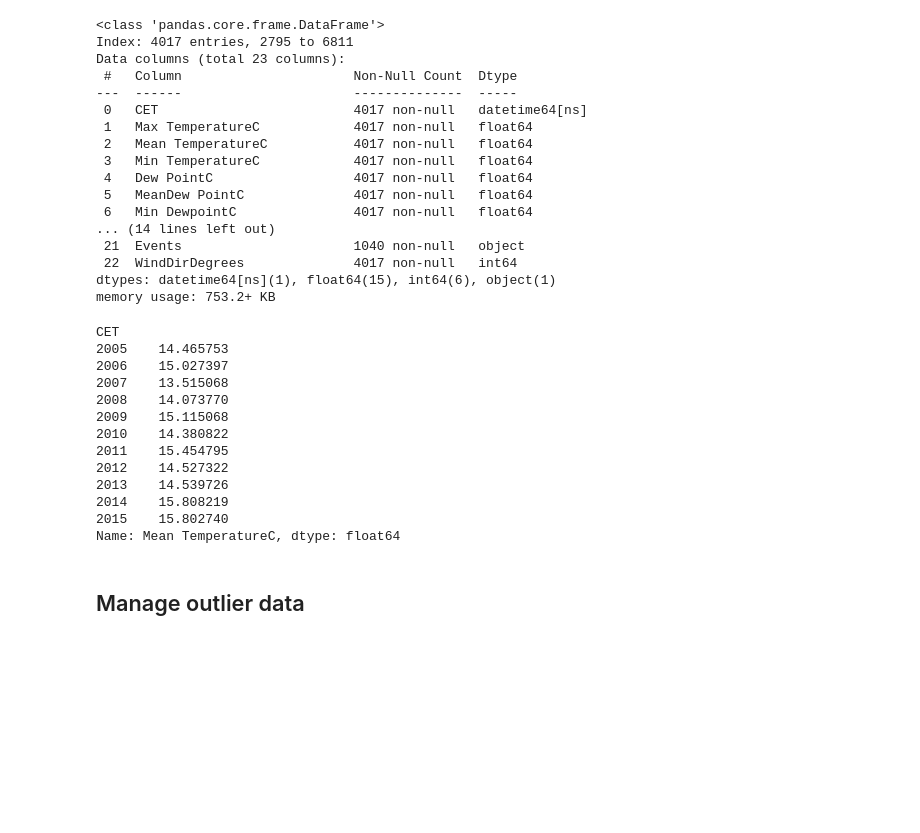
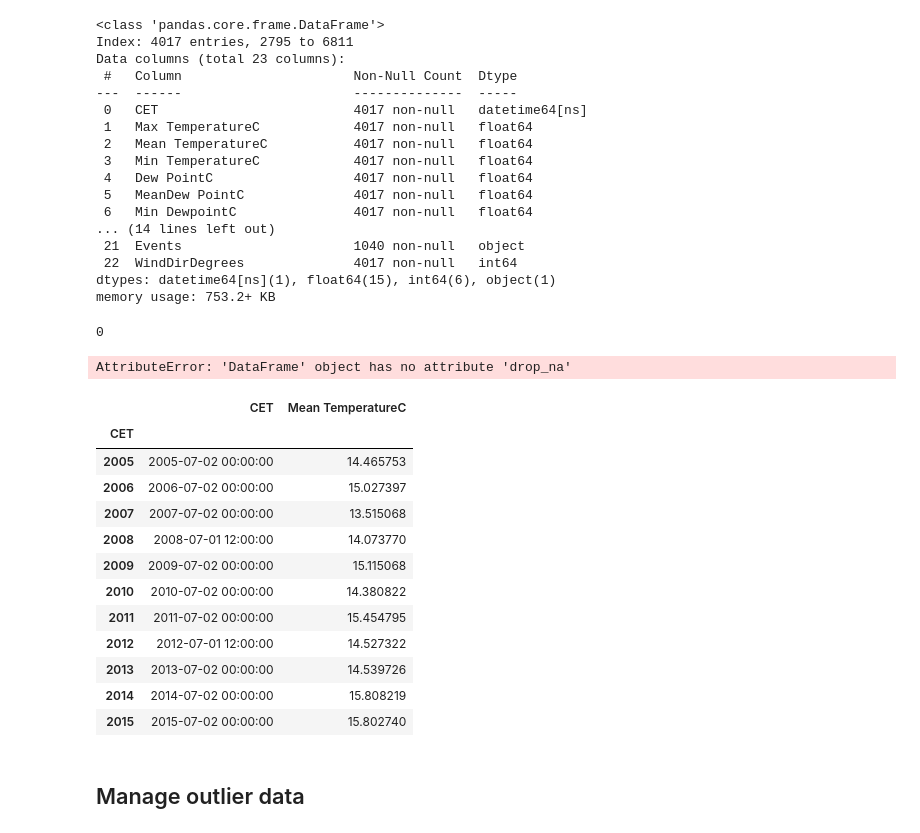
Before and after one commit to nnyPRO/Daily_Weather, a Jupyter notebook: code/analyze_data.ipynb, the cells around one changed output. Cells and saved outputs as stored; diff of their text form; code cells hidden in the pictures; blank space fills up the shorter version.

```diff
--- a/code/analyze_data.ipynb
+++ b/code/analyze_data.ipynb
@@ -134,24 +127,32 @@ Data columns (total 23 columns):
  22  WindDirDegrees              4017 non-null   int64
 dtypes: datetime64[ns](1), float64(15), int64(6), object(1)
 memory usage: 753.2+ KB
+# %%
+focus_data.duplicated().sum()
+# %% [output]
+0
+# %%
+focus_data.drop_na()
+# %% [output]
+AttributeError: 'DataFrame' object has no attribute 'drop_na'
 # %%
 # group data by year
 focus_data_year = focus_data.groupby(focus_data.CET.dt.year)
-focus_data_year['Mean TemperatureC'].mean()
+focus_data_year[['CET', 'Mean TemperatureC']].mean()
 # %% [output]
-CET
-2005    14.465753
-2006    15.027397
-2007    13.515068
-2008    14.073770
-2009    15.115068
-2010    14.380822
-2011    15.454795
-2012    14.527322
-2013    14.539726
-2014    15.808219
-2015    15.802740
-Name: Mean TemperatureC, dtype: float64
+|  | CET | Mean TemperatureC |
+| CET |  |  |
+| 2005 | 2005-07-02 00:00:00 | 14.465753 |
+| 2006 | 2006-07-02 00:00:00 | 15.027397 |
+| 2007 | 2007-07-02 00:00:00 | 13.515068 |
+| 2008 | 2008-07-01 12:00:00 | 14.073770 |
+| 2009 | 2009-07-02 00:00:00 | 15.115068 |
+| 2010 | 2010-07-02 00:00:00 | 14.380822 |
+| 2011 | 2011-07-02 00:00:00 | 15.454795 |
+| 2012 | 2012-07-01 12:00:00 | 14.527322 |
+| 2013 | 2013-07-02 00:00:00 | 14.539726 |
+| 2014 | 2014-07-02 00:00:00 | 15.808219 |
+| 2015 | 2015-07-02 00:00:00 | 15.802740 |
 # %% [markdown]
 ## Manage outlier data
 # %%
```
Also changed, not shown: parts of 1 cell of this notebook.
